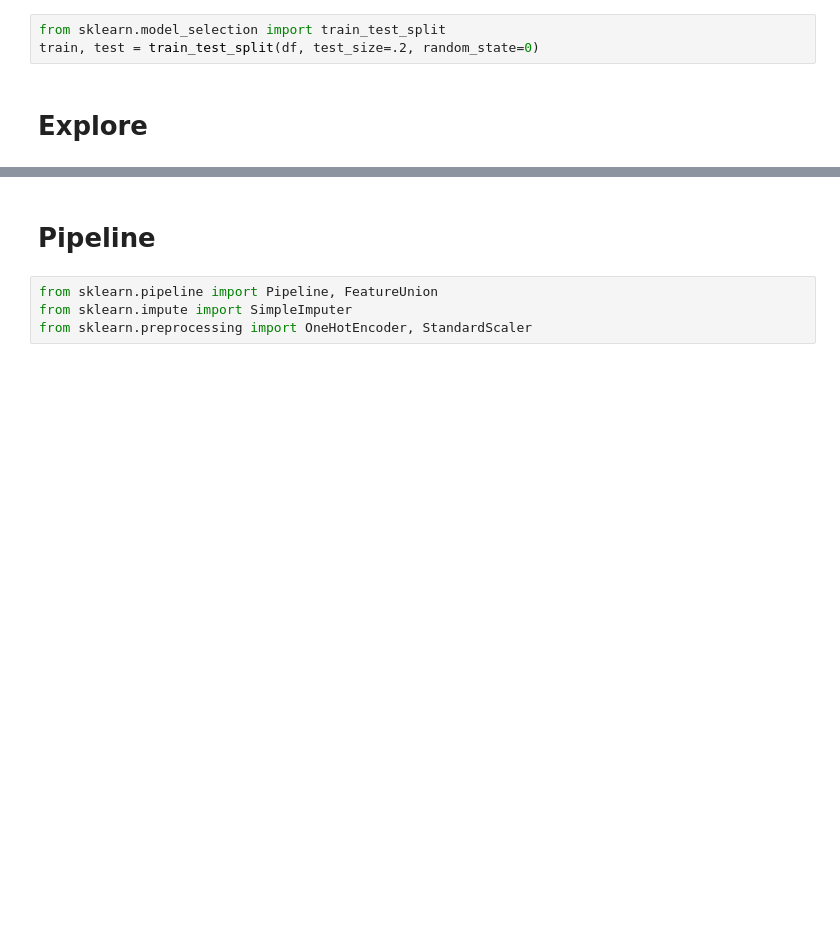
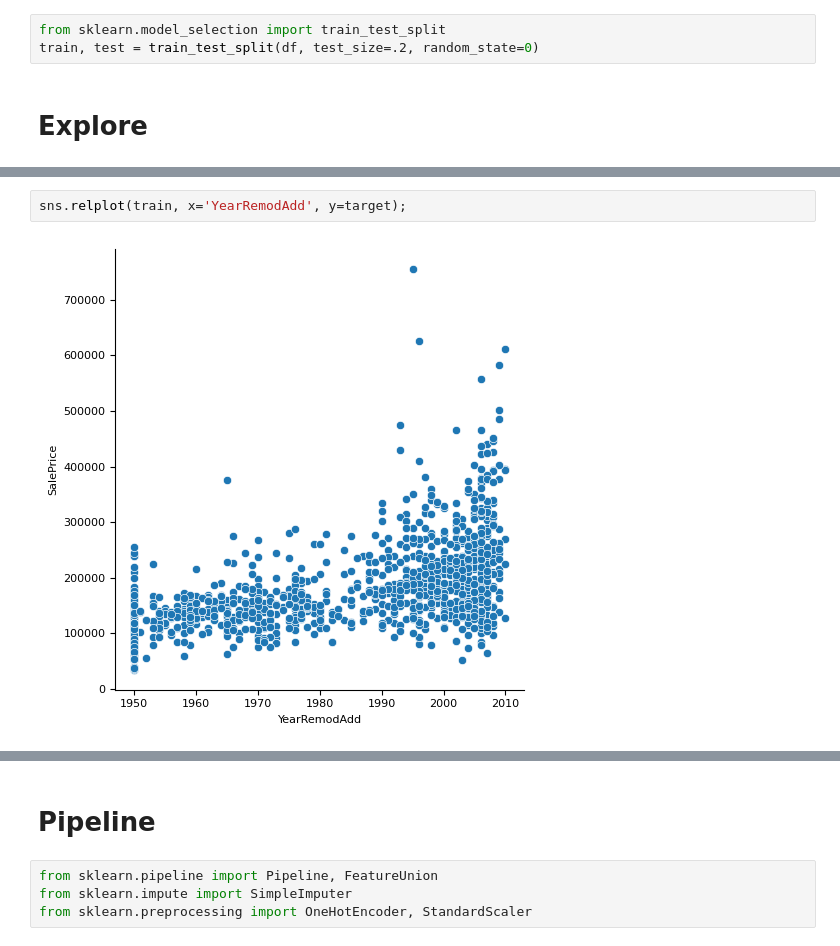
Before and after one commit to angelocandari/kag-house-price, a Jupyter notebook: house-prices.ipynb, the cells around one changed output, grey strips where cells are left out. Drawn from its saved outputs; the diff is of its cells as text; blank space fills up the shorter version.

```diff
--- a/house-prices.ipynb
+++ b/house-prices.ipynb
@@ -130,0 +130,4 @@ train = train.loc[train[target]<np.percentile(train[target], 95)].copy()
+# %%
+sns.relplot(train, x='YearRemodAdd', y=target);
+# %% [output]
+[figure, added]
```
Also changed, not shown: parts of 32 cells of this notebook, 1 other file.
